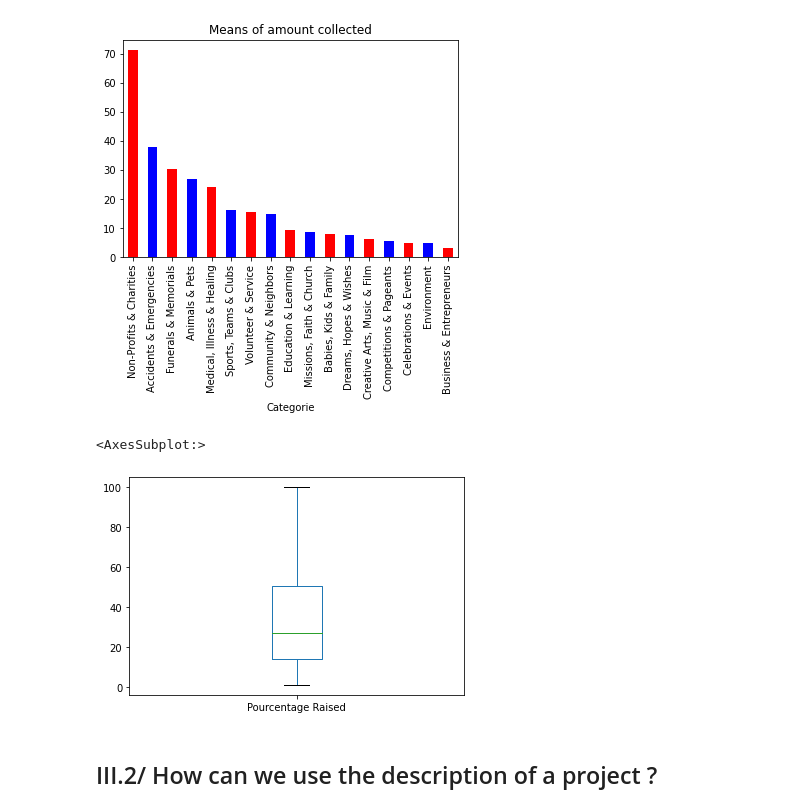
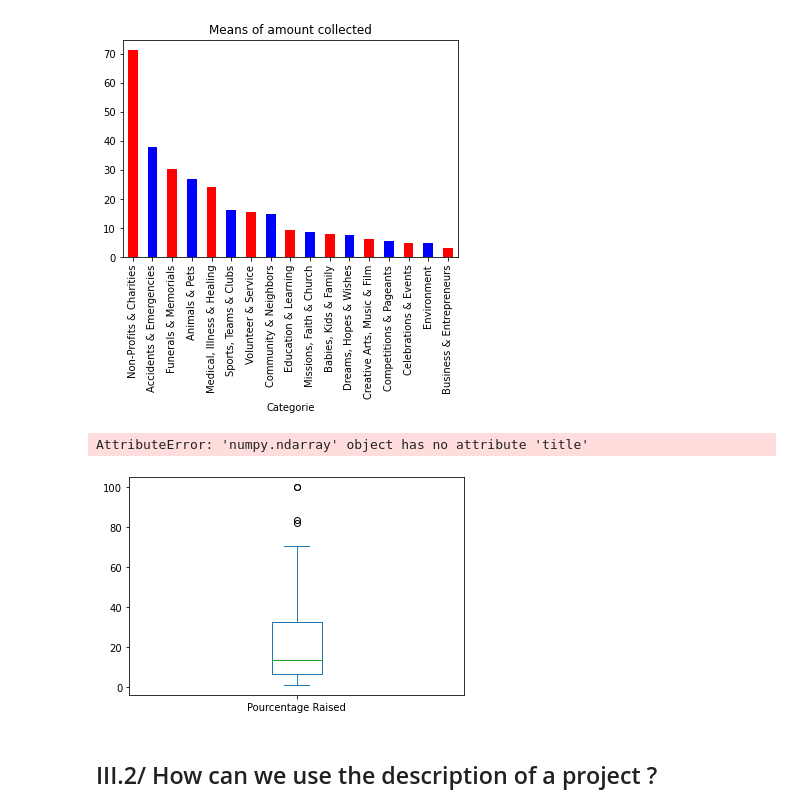
Before and after one commit to albandhauthuille/MODS203, a Jupyter notebook: III. Analysing.ipynb, the cells around one changed output. Saved outputs shown, nothing was run; the diff lists cells and outputs as text; code cells hidden in the pictures.

```diff
--- a/III. Analysing.ipynb
+++ b/III. Analysing.ipynb
@@ -162,11 +184,14 @@ df.groupby('Categorie')['Pourcentage Raised'].mean().nlargest(n).plot.bar(color=
 # %% [output]
 <AxesSubplot:title={'center':'Means of amount collected'}, xlabel='Categorie'>
 [figure]
-# %%
-df.loc[df['Categorie']==dict_category[2]]['Pourcentage Raised'].plot.box()
-# %% [output]
-<AxesSubplot:>
-[figure, removed]
+# %%
+for i in range (n-1):
+    df.loc[df['Categorie']==dict_category[i]]['Pourcentage Raised'].plot.box()
+    plt.title(catégorie[i])
+    plt.show()
+# %% [output]
+AttributeError: 'numpy.ndarray' object has no attribute 'title'
+[figure, added]
 # %% [markdown]
 ## III.2/ How can we use the description of a project ?
 # %%
```
Also changed, not shown: parts of 9 cells of this notebook.
